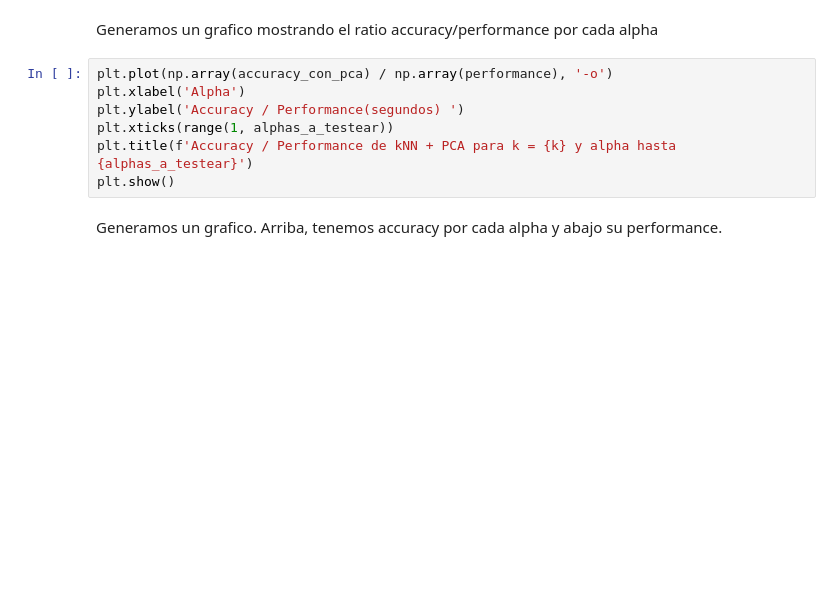
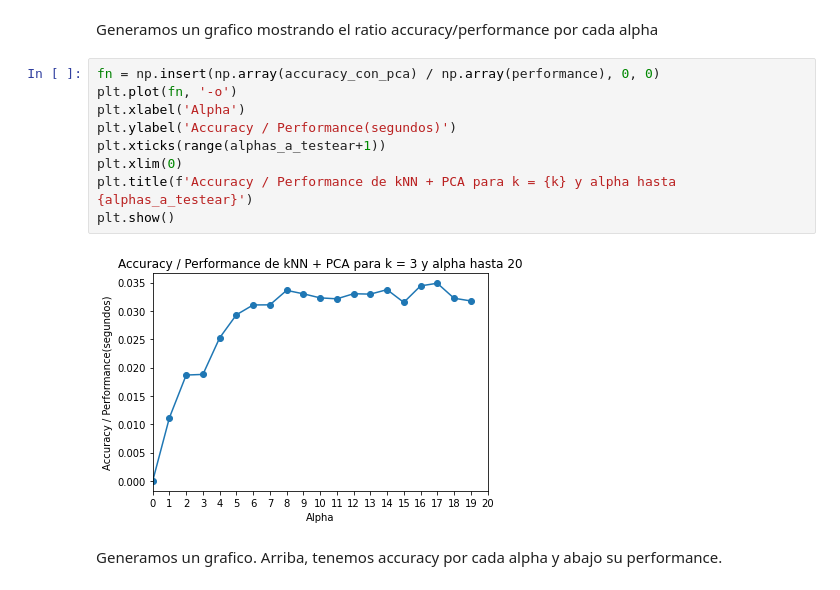
Before and after one commit to pdbruno/metnum-tp2, a Jupyter notebook: experimentacion/best_alpha.ipynb, the cells around one changed output. Cells and saved outputs as stored; diff of their text form; blank space fills up the shorter version.

```diff
--- a/experimentacion/best_alpha.ipynb
+++ b/experimentacion/best_alpha.ipynb
@@ -54,12 +77,16 @@ performance
 # %% [markdown]
 Generamos un grafico mostrando el ratio accuracy/performance por cada alpha
 # %%
-plt.plot(np.array(accuracy_con_pca) / np.array(performance), '-o')
+fn = np.insert(np.array(accuracy_con_pca) / np.array(performance), 0, 0)
+plt.plot(fn, '-o')
 plt.xlabel('Alpha')
-plt.ylabel('Accuracy / Performance(segundos) ')
-plt.xticks(range(1, alphas_a_testear))
+plt.ylabel('Accuracy / Performance(segundos)')
+plt.xticks(range(alphas_a_testear+1))
+plt.xlim(0)
 plt.title(f'Accuracy / Performance de kNN + PCA para k = {k} y alpha hasta {alphas_a_testear}')
 plt.show()
+# %% [output]
+[figure, added]
 # %% [markdown]
 Generamos un grafico. Arriba, tenemos accuracy por cada alpha y abajo su performance.
 # %%
```
Also changed, not shown: parts of 5 cells of this notebook, 2 other files.
